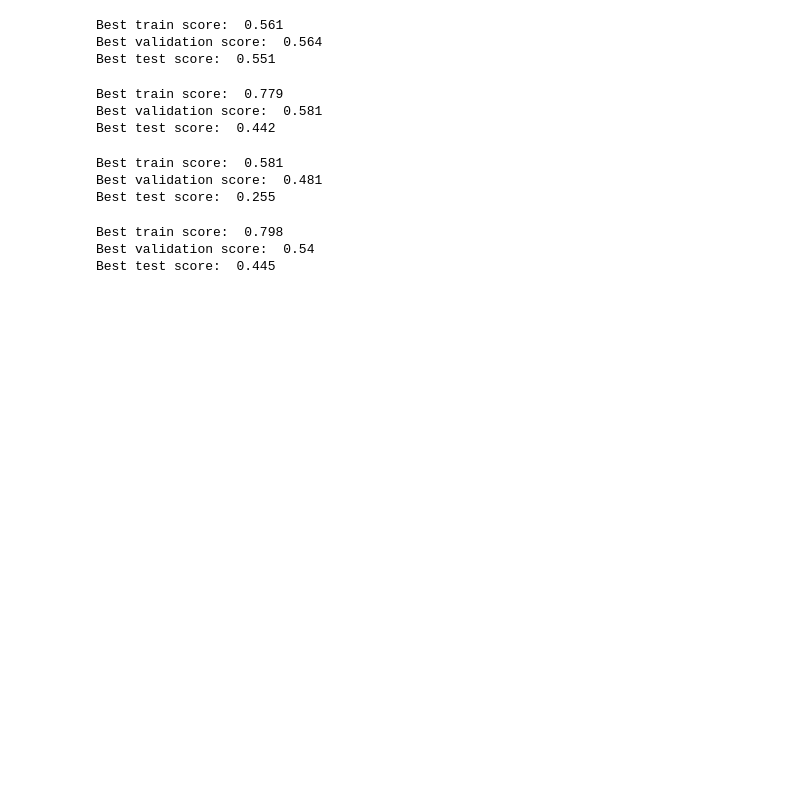
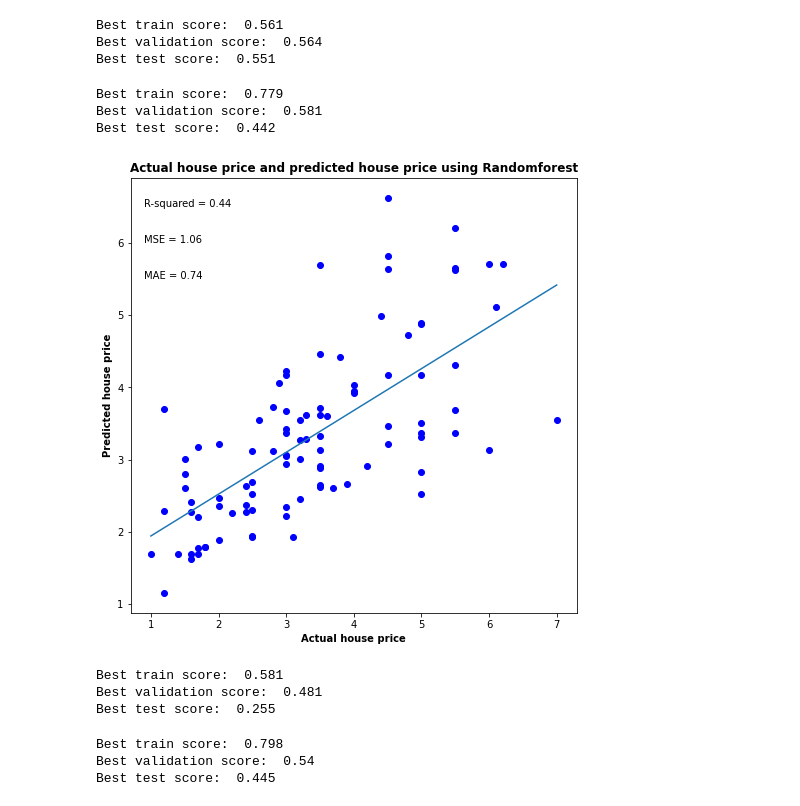
Before and after one commit to flyboy13/NM-KHDL, a Jupyter notebook: project_code/model.ipynb, the cells around one changed output. Drawn from its saved outputs; the diff is of its cells as text; code cells hidden in the pictures; blank space fills up the shorter version.

Commit message:
Ve bieu do cho RandomForest

```diff
--- a/project_code/model.ipynb
+++ b/project_code/model.ipynb
@@ -362,19 +364,30 @@ Best train score:  0.561
 Best validation score:  0.564
 Best test score:  0.551
 # %%
-model1 = RandomForestRegressor()
-model1.fit(X_train, y_train)
-val = model1.predict(X_val)
-test = model1.predict(X_test)
+model_RF = RandomForestRegressor()
+history = model_RF.fit(X_train, y_train)
+y_val_predicted = model_RF.predict(X_val)
+y_test_predicted = model_RF.predict(X_test)
 
-print("Best train score: ", np.round(model1.score(X_train, y_train), 3))
-print("Best validation score: ", np.round(model1.score(X_val, y_val), 3))
-print("Best test score: ", np.round(model1.score(X_test, y_test),3))
-
-# print("Best validation score: ", np.round(r2_score(y_val, val), 3))
-# print("Best test score: ", np.round(r2_score(y_test, test), 3))
+# print("Best train score: ", np.round(model1.score(X_train, y_train), 3))
+print("Best train score: ", np.round(model_RF.score(X_train, y_train), 3))
+print("Best validation score: ", np.round(r2_score(y_val, y_val_predicted), 3))
+print("Best test score: ", np.round(r2_score(y_test, y_test_predicted),3))
 # %% [output]
 Best train score:  0.779
 Best validation score:  0.581
 Best test score:  0.442
+# %%
+plt.figure(figsize = (8,8))
+plt.scatter(y_test, y_test_predicted, color = "blue")
+plt.xlabel("Actual house price", fontweight = 'bold')
+plt.ylabel("Predicted house price", fontweight = 'bold')
+plt.title("Actual house price and predicted house price using Randomforest", fontweight="bold")
+plt.plot(np.unique(y_test), np.poly1d(np.polyfit(y_test, y_test_predicted, 1))(np.unique(y_test)))
+plt.text(0.9, 6.5, 'R-squared = %0.2f' % np.round(r2_score(y_test, y_test_predicted),3))
+plt.text(0.9, 6, 'MSE = %0.2f' % np.round(mean_squared_error(y_test, y_test_predicted),3))
+plt.text(0.9, 5.5, 'MAE = %0.2f' % np.round(mean_absolute_error(y_test, y_test_predicted),3))
+plt.show()
+# %% [output]
+[figure, added]
 # %%
```
Also changed, not shown: parts of 4 cells of this notebook.
